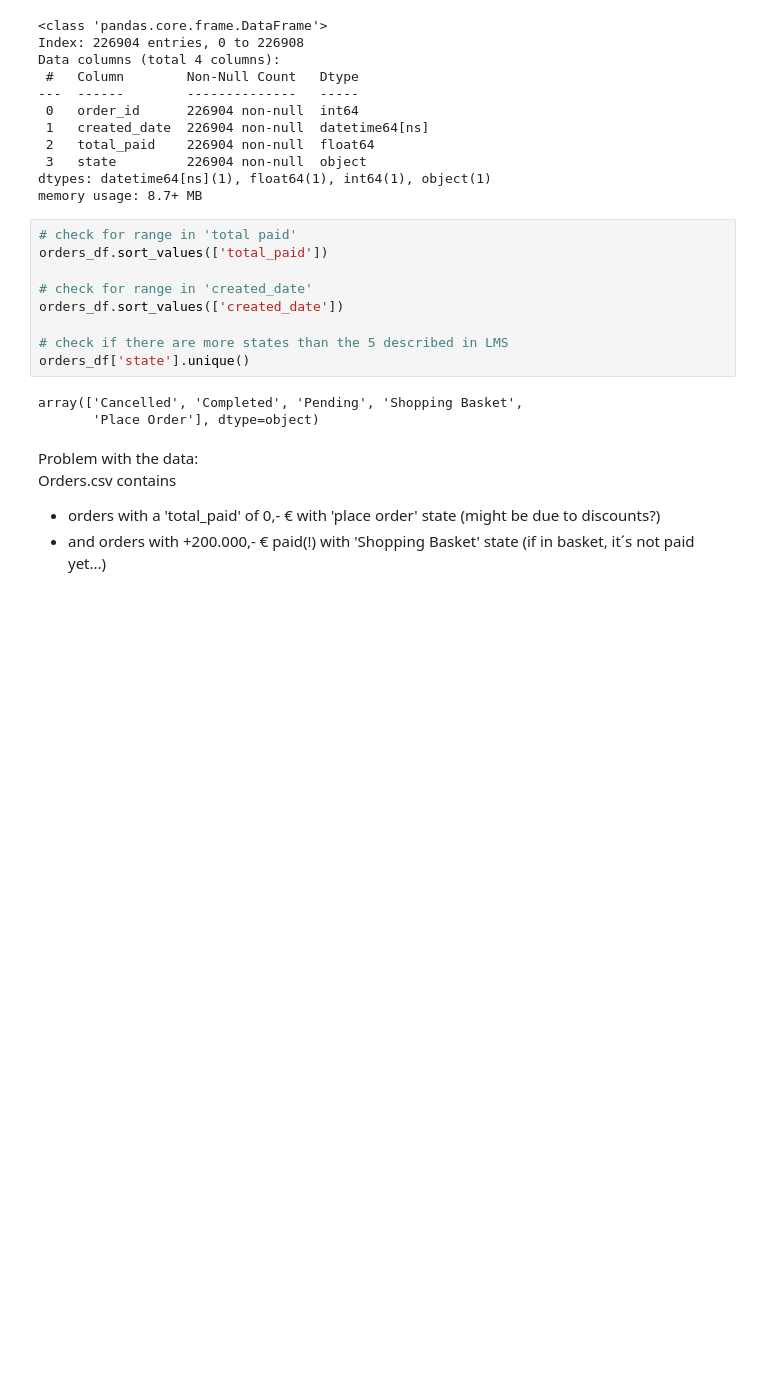
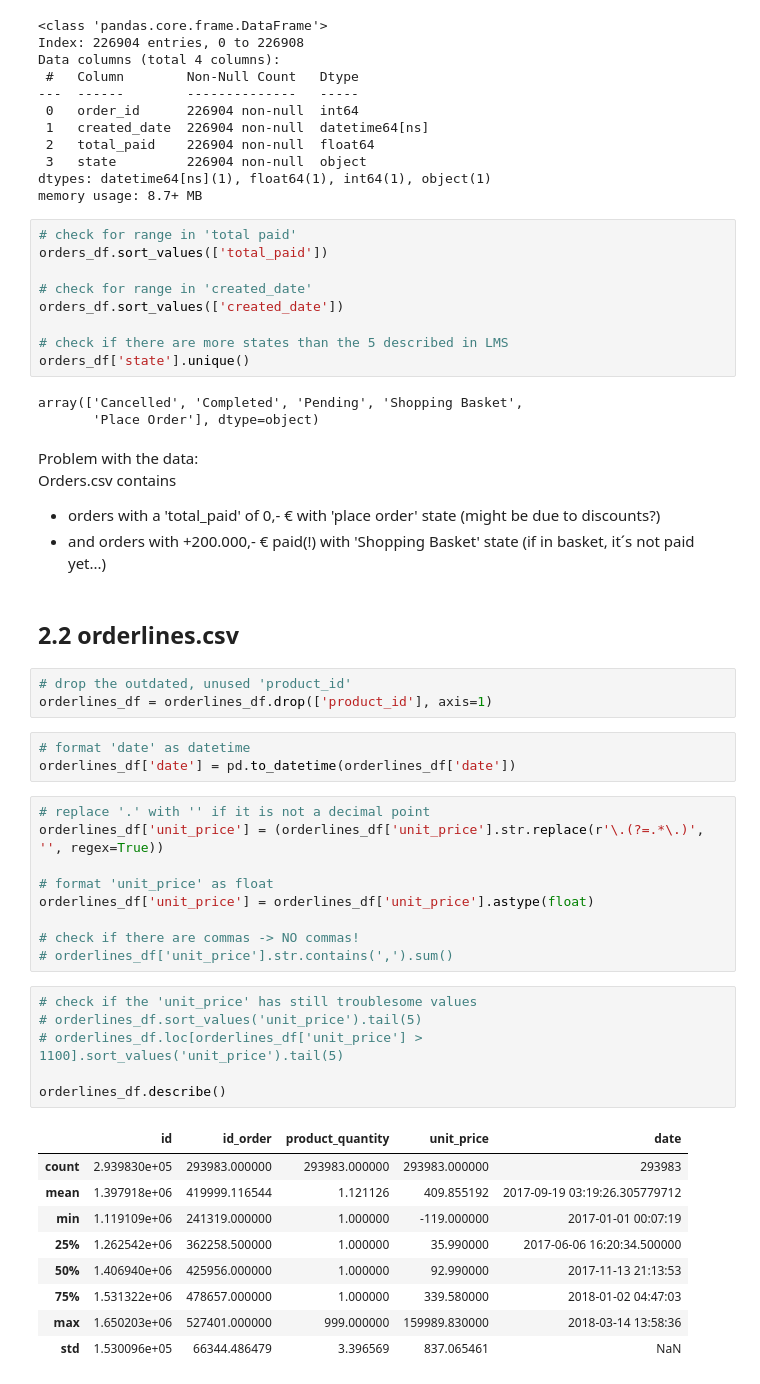
Before and after one commit to FlorianHast/Eniac_project_part2, a Jupyter notebook: notebooks/ENIAC_2_Data_Cleaning.ipynb, the cells around one changed output. Cells and saved outputs as stored; diff of their text form; blank space fills up the shorter version.

```diff
--- a/notebooks/ENIAC_2_Data_Cleaning.ipynb
+++ b/notebooks/ENIAC_2_Data_Cleaning.ipynb
@@ -212,3 +217,36 @@ Problem with the data: <br>
 Orders.csv contains<br>
 * orders with a 'total_paid' of 0,- € with 'place order' state (might be due to discounts?)<br>
 * and orders with +200.000,- € paid(!) with 'Shopping Basket' state (if in basket, it´s not paid yet...)
+# %% [markdown]
+## 2.2 orderlines.csv
+# %%
+# drop the outdated, unused 'product_id'
+orderlines_df = orderlines_df.drop(['product_id'], axis=1)
+# %%
+# format 'date' as datetime
+orderlines_df['date'] = pd.to_datetime(orderlines_df['date'])
+# %%
+# replace '.' with '' if it is not a decimal point
+orderlines_df['unit_price'] = (orderlines_df['unit_price'].str.replace(r'\.(?=.*\.)', '', regex=True))
+
+# format 'unit_price' as float
+orderlines_df['unit_price'] = orderlines_df['unit_price'].astype(float)
+
+# check if there are commas -> NO commas!
+# orderlines_df['unit_price'].str.contains(',').sum()
+# %%
+# check if the 'unit_price' has still troublesome values
+# orderlines_df.sort_values('unit_price').tail(5)
+# orderlines_df.loc[orderlines_df['unit_price'] > 1100].sort_values('unit_price').tail(5)
+
+orderlines_df.describe()
+# %% [output]
+|  | id | id_order | product_quantity | unit_price | date |
+| count | 2.939830e+05 | 293983.000000 | 293983.000000 | 293983.000000 | 293983 |
+| mean | 1.397918e+06 | 419999.116544 | 1.121126 | 409.855192 | 2017-09-19 03:19:26.305779712 |
+| min | 1.119109e+06 | 241319.000000 | 1.000000 | -119.000000 | 2017-01-01 00:07:19 |
+| 25% | 1.262542e+06 | 362258.500000 | 1.000000 | 35.990000 | 2017-06-06 16:20:34.500000 |
+| 50% | 1.406940e+06 | 425956.000000 | 1.000000 | 92.990000 | 2017-11-13 21:13:53 |
+| 75% | 1.531322e+06 | 478657.000000 | 1.000000 | 339.580000 | 2018-01-02 04:47:03 |
+| max | 1.650203e+06 | 527401.000000 | 999.000000 | 159989.830000 | 2018-03-14 13:58:36 |
+| std | 1.530096e+05 | 66344.486479 | 3.396569 | 837.065461 | NaN |
```
Also changed, not shown: parts of 5 cells of this notebook.
